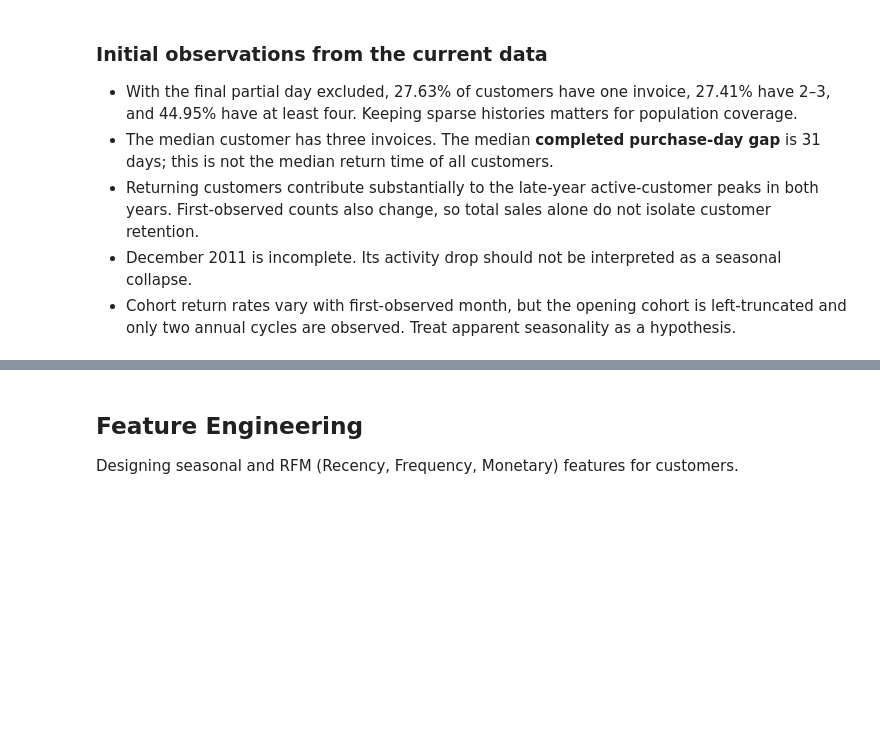
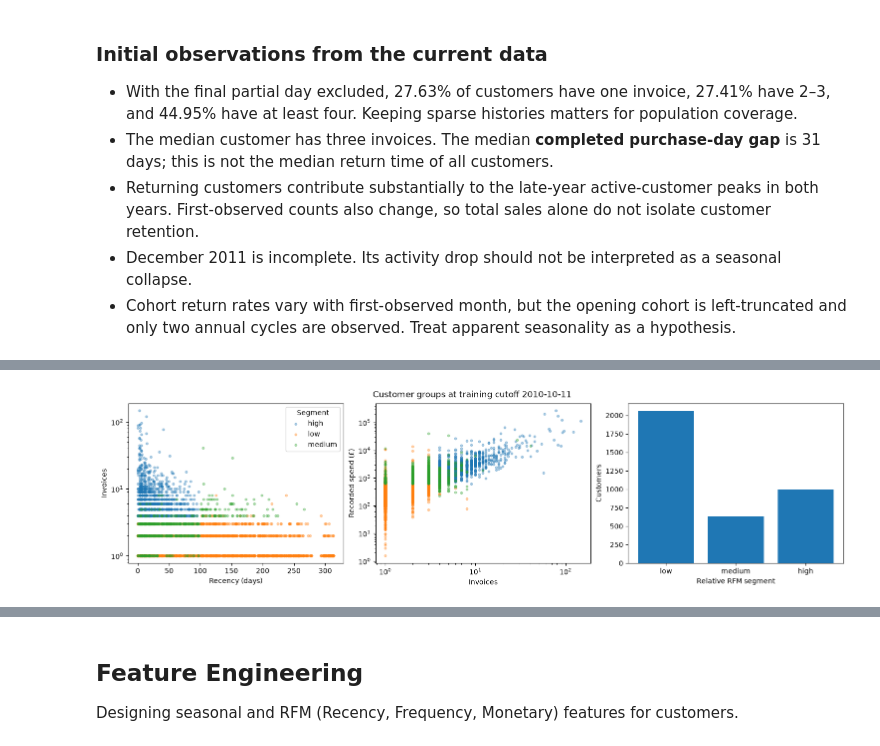
Before and after one commit to manu-horn/online-retail, a Jupyter notebook: notebooks/02_stats_and_fe.ipynb, the cells around one changed output, grey strips where cells are left out. Cells and saved outputs as stored; diff of their text form; code cells hidden in the pictures; blank space fills up the shorter version.

```diff
--- a/notebooks/02_stats_and_fe.ipynb
+++ b/notebooks/02_stats_and_fe.ipynb
@@ -273,0 +349,6 @@ plt.show()
+# %%
+print("Selected cluster counts:", selected_cluster_counts)
+rfm_preview = RFMSegmenter(selected_cluster_counts).fit(rfm_training)
+representative = rfm_training.loc[rfm_training["cutoff"].eq(rfm_training["cutoff"].max())]
+rfm_customers = rfm_preview.transform(representative)
+segment_profiles(rfm_customers)
@@ -273,0 +362,5 @@ plt.show()
+# %%
+plot_customer_groups(rfm_customers)
+plt.show()
+# %% [output]
+[figure, added]
```
Also changed, not shown: parts of 10 cells of this notebook, 8 other files.
